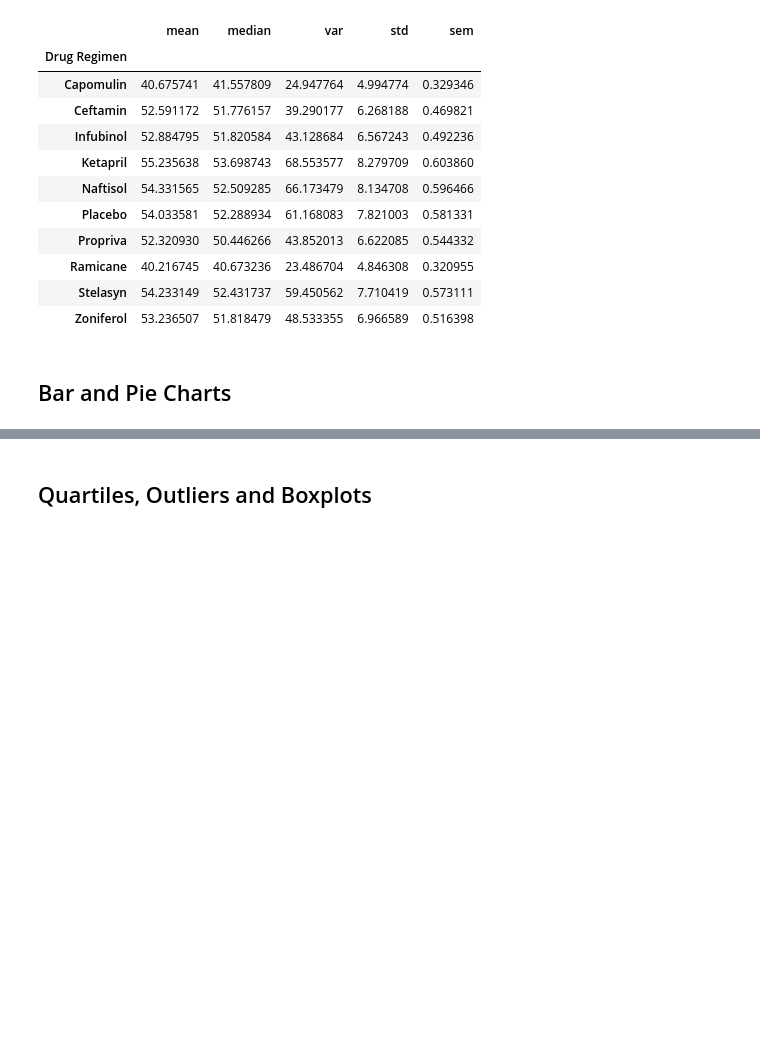
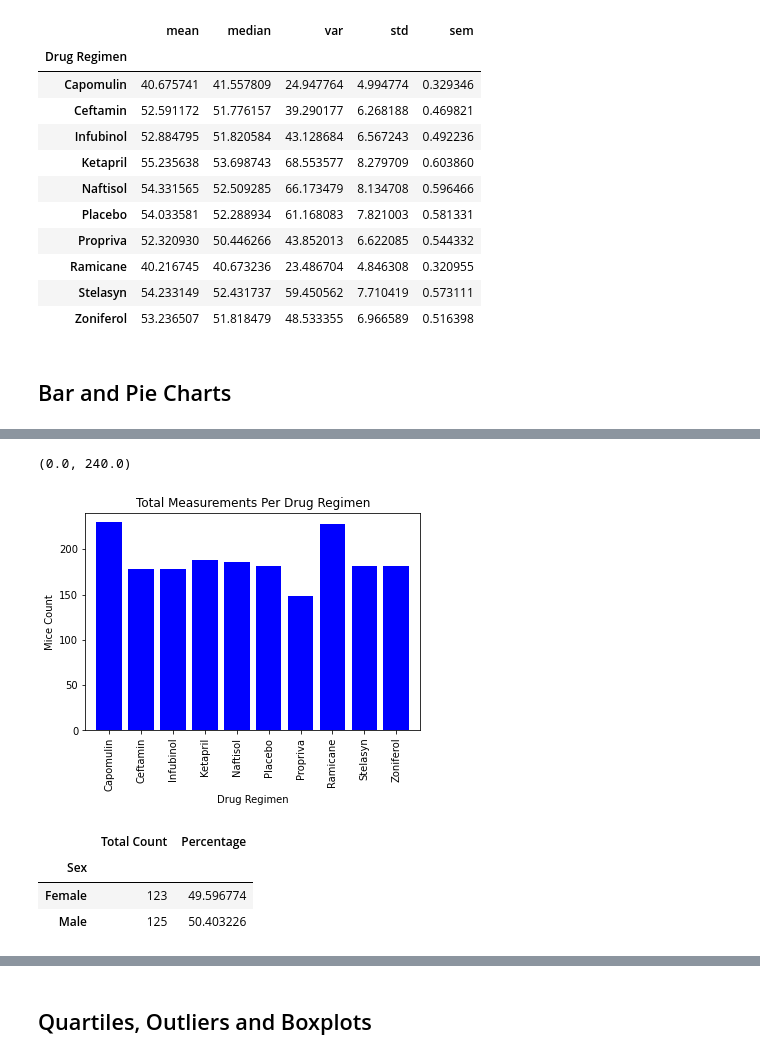
Before and after one commit to szig97/matplotlib-challenge, a Jupyter notebook: pymaceuticals.ipynb, the cells around one changed output, grey strips where cells are left out. Drawn from its saved outputs; the diff is of its cells as text; code cells hidden in the pictures; blank space fills up the shorter version.

```diff
--- a/pymaceuticals.ipynb
+++ b/pymaceuticals.ipynb
@@ -140,2 +157,37 @@ summary_df_2
+# %%
+# Generate a bar plot showing the total number of measurements taken on each drug regimen using pyplot.
+x_axis = np.arange(len(mice_measurements))
+tick_locations = [value for value in x_axis]
+plt.bar(x_axis, mice_measurements, color='b')
+plt.xticks(tick_locations, ["Capomulin","Ceftamin","Infubinol","Ketapril","Naftisol",
+                            "Placebo","Propriva","Ramicane","Stelasyn","Zoniferol"],rotation="vertical")
+
+plt.title("Total Measurements Per Drug Regimen")
+
+plt.xlabel("Drug Regimen")
+plt.xlim(-0.75, len(x_axis)-0.25)
+
+plt.ylabel("Mice Count")
+plt.ylim(0, max(mice_measurements)+10)
+# %% [output]
+(0.0, 240.0)
+[figure, added]
+# %%
+#Create a DataFrame For Mice Gender
+gender_data = clean_df.groupby("Sex")
+
+total_gender = gender_data.nunique()["Mouse ID"]
+
+gender_percentage = (total_gender/clean_mice_count)*100
+
+mice_gender = pd.DataFrame({"Total Count": total_gender,
+                           "Percentage": gender_percentage})
+
+mice_gender
+# %% [output]
+|  | Total Count | Percentage |
+| Sex |  |  |
+| Female | 123 | 49.596774 |
+| Male | 125 | 50.403226 |
 # %%
 # Generate a pie plot showing the distribution of female versus male mice using pandas
```
Also changed, not shown: parts of 7 cells of this notebook.
